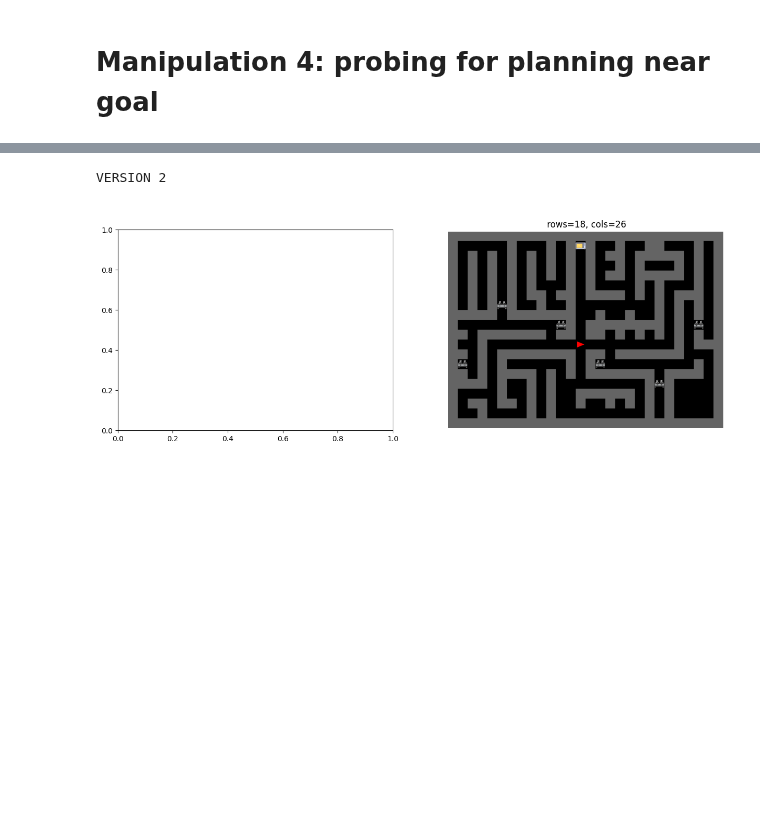
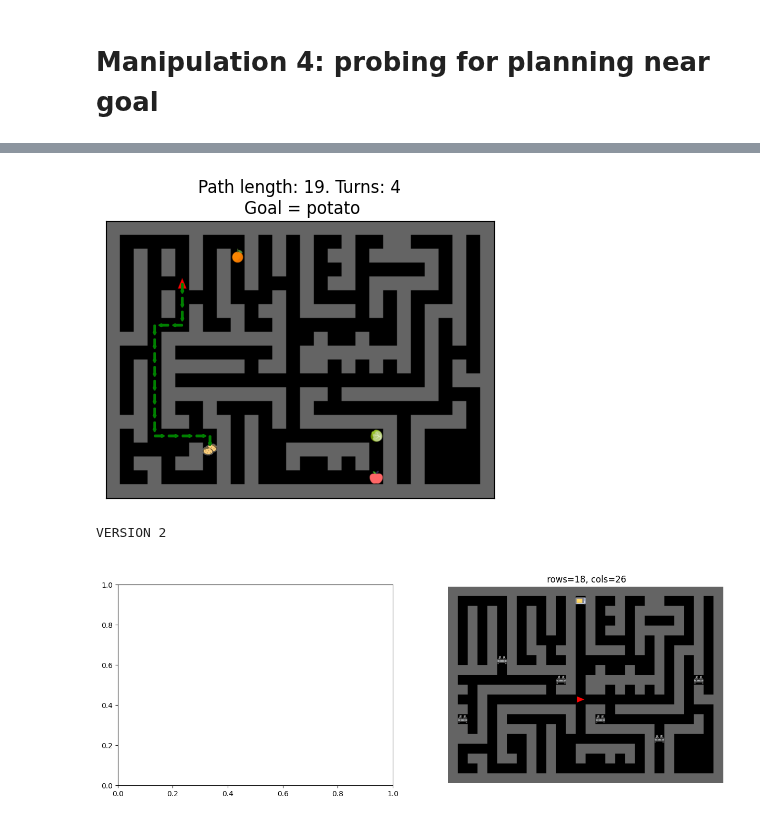
Before and after one commit to wcarvalho/human-dyna-web, a Jupyter notebook: housemaze-mazes.ipynb, the cells around one changed output, grey strips where cells are left out. Cells and saved outputs as stored; diff of their text form; code cells hidden in the pictures; blank space fills up the shorter version.

```diff
--- a/housemaze-mazes.ipynb
+++ b/housemaze-mazes.ipynb
@@ -266,3 +266,27 @@ render_path(mazes.big_m4_maze_long_eval_diff, goal=task_objects[1], ax=axs[2], i
+# %%
+maze = """
+.....#...#.#.#..#..##...#.
+.#.#.#.#A#.#.#.##.#####.#.
+.#.#.#.#.#.#.#..#.....#.#.
+.#..^#.#.#...#.##.#####.#.
+.#.#...#...#.#....#.#...#.
+.#.#.#.##.##.####.#.#.###.
+.#...#..#..#........#.#.#.
+##.#########..#..#..#.#.#.
+...#.......#.########.#...
+.#.######.##.##.#.#.#.#.#.
+.#.#..................#.##
+.#.#########.##.#######...
+.#.#..#....#.#..........#.
+##.##.##.#.#.#######.####.
+.#.....#.#........C#.#....
+.....#B#.#..######.#.#....
+.##.##.#.#..#..#.#.#.#....
+..#....#.#........D#.#....
+"""
+render_path(maze, goal=task_objects[1])
+# %% [output]
+[figure, added]
 # %%
 # rev = partial(mazes.reverse, horizontal=True, vertical=False)
 
```
Also changed, not shown: parts of 7 cells of this notebook, 7 other files.
